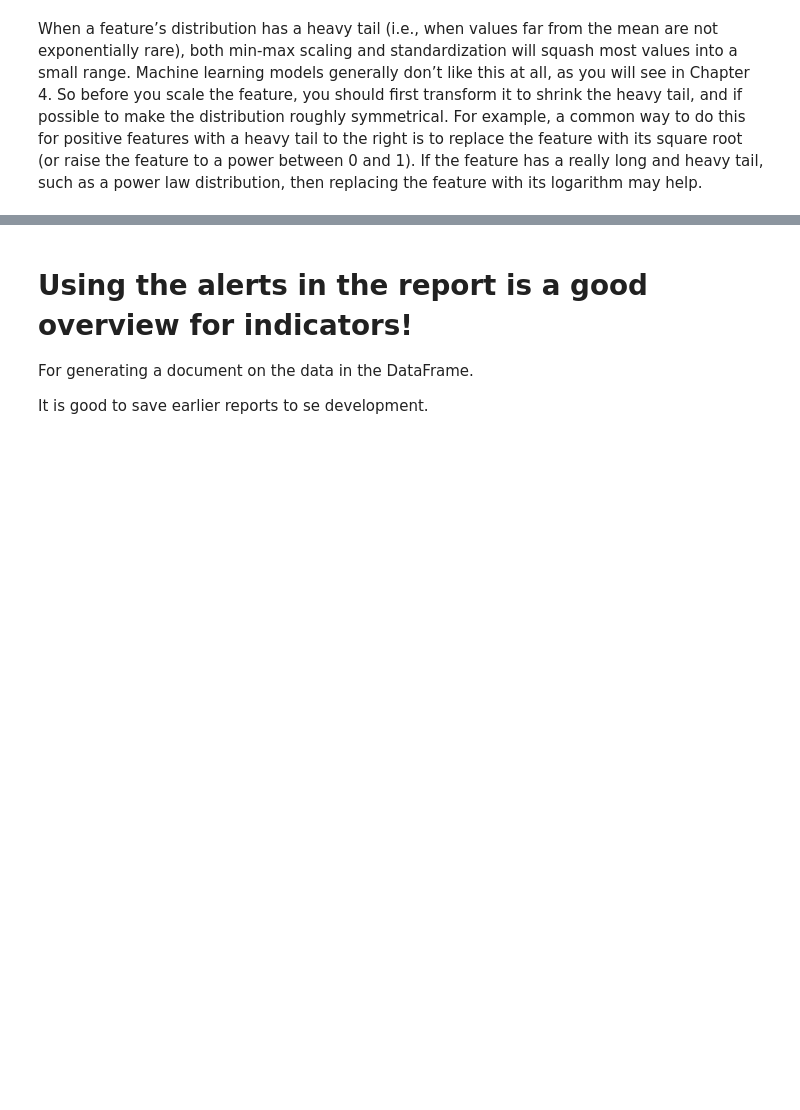
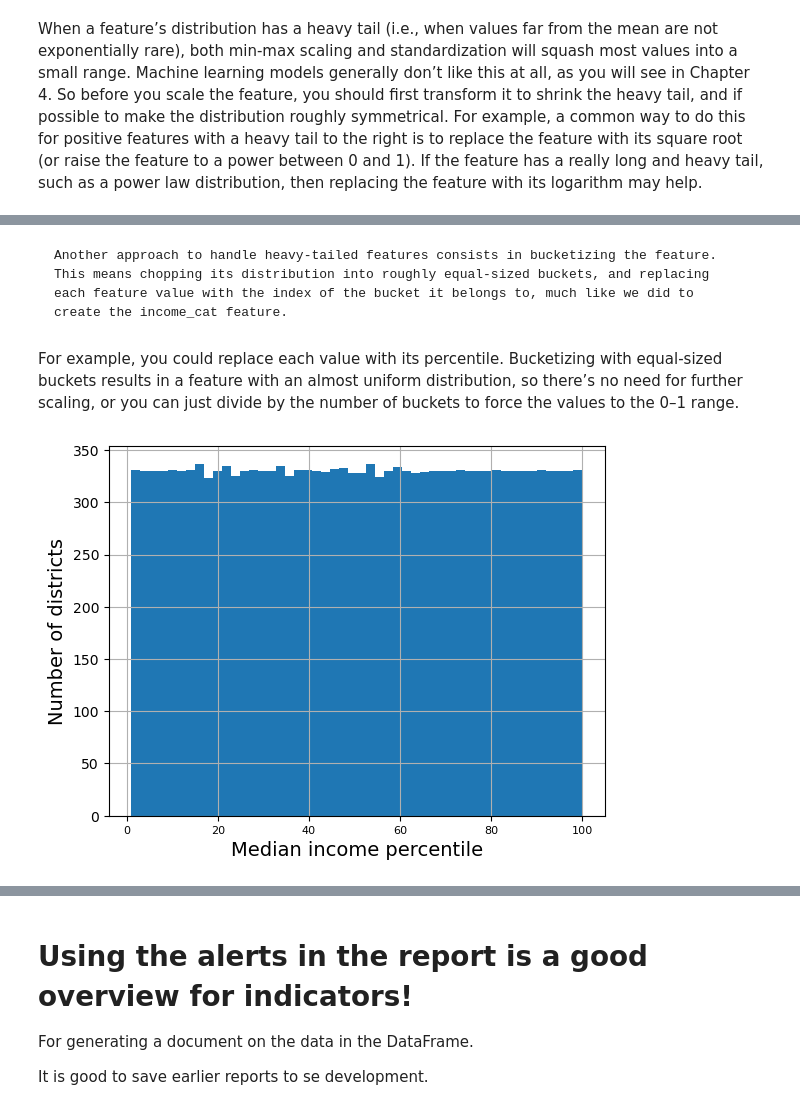
Before and after one commit to TimoSR/AppliedAI, a Jupyter notebook: lectures/chapter_7_eTe/ML_example_eTe.ipynb, the cells around one changed output, grey strips where cells are left out. Cells and saved outputs as stored; diff of their text form; code cells hidden in the pictures; blank space fills up the shorter version.

```diff
--- a/lectures/chapter_7_eTe/ML_example_eTe.ipynb
+++ b/lectures/chapter_7_eTe/ML_example_eTe.ipynb
@@ -813,0 +826,22 @@ power law distribution, then replacing the feature with its logarithm may help.
+# %% [markdown]
+    Another approach to handle heavy-tailed features consists in bucketizing the feature.
+    This means chopping its distribution into roughly equal-sized buckets, and replacing
+    each feature value with the index of the bucket it belongs to, much like we did to
+    create the income_cat feature.
+# %% [markdown]
+For example, you could replace each value with its percentile. Bucketizing with
+equal-sized buckets results in a feature with an almost uniform distribution, so there’s
+no need for further scaling, or you can just divide by the number of buckets to force
+the values to the 0–1 range.
+# %%
+percentiles = [np.percentile(housing_sample["median_income"], p)
+               for p in range(1, 100)]
+flattened_median_income = pd.cut(housing_sample["median_income"],
+                                 bins=[-np.inf] + percentiles + [np.inf],
+                                 labels=range(1, 100 + 1))
+flattened_median_income.hist(bins=50)
+plt.xlabel("Median income percentile")
+plt.ylabel("Number of districts")
+plt.show()
+# %% [output]
+[figure, added]
```
Also changed, not shown: parts of 18 cells of this notebook, 1 other file.
